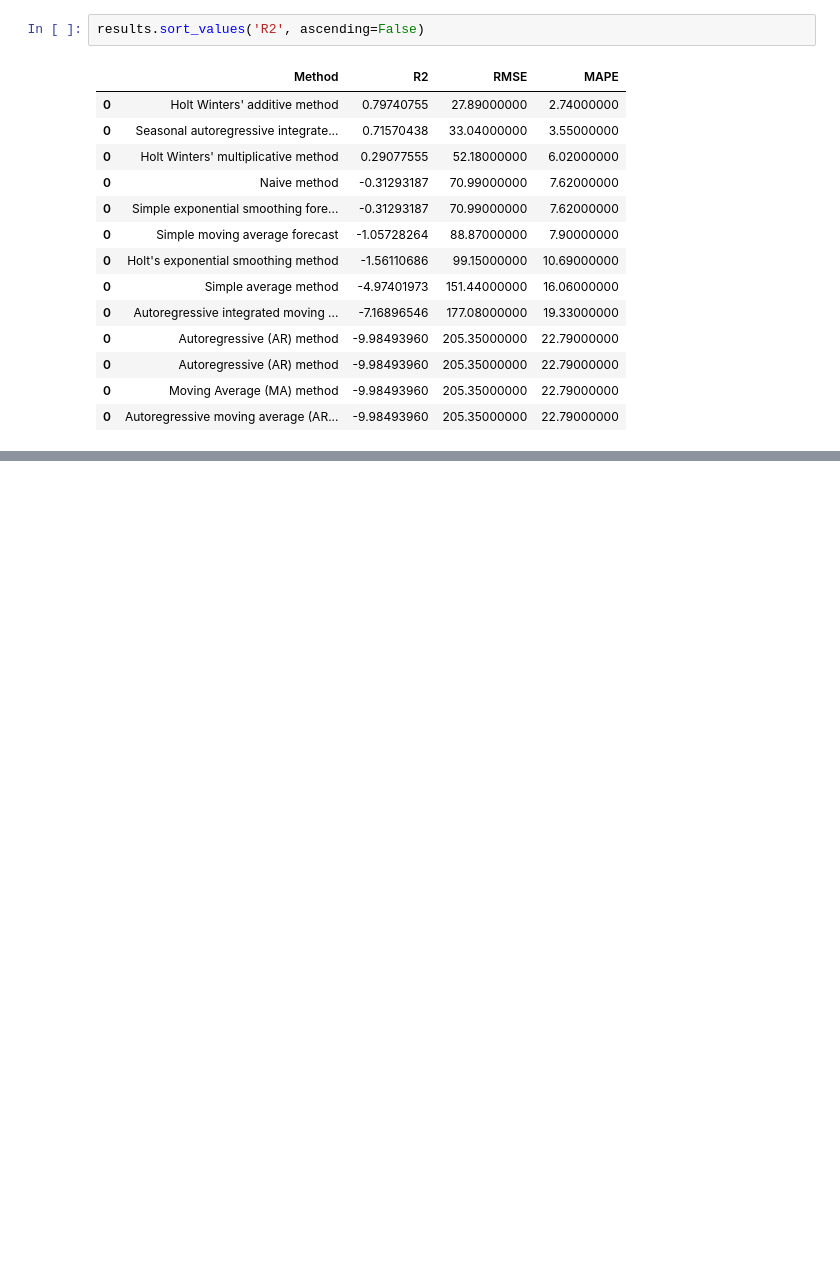
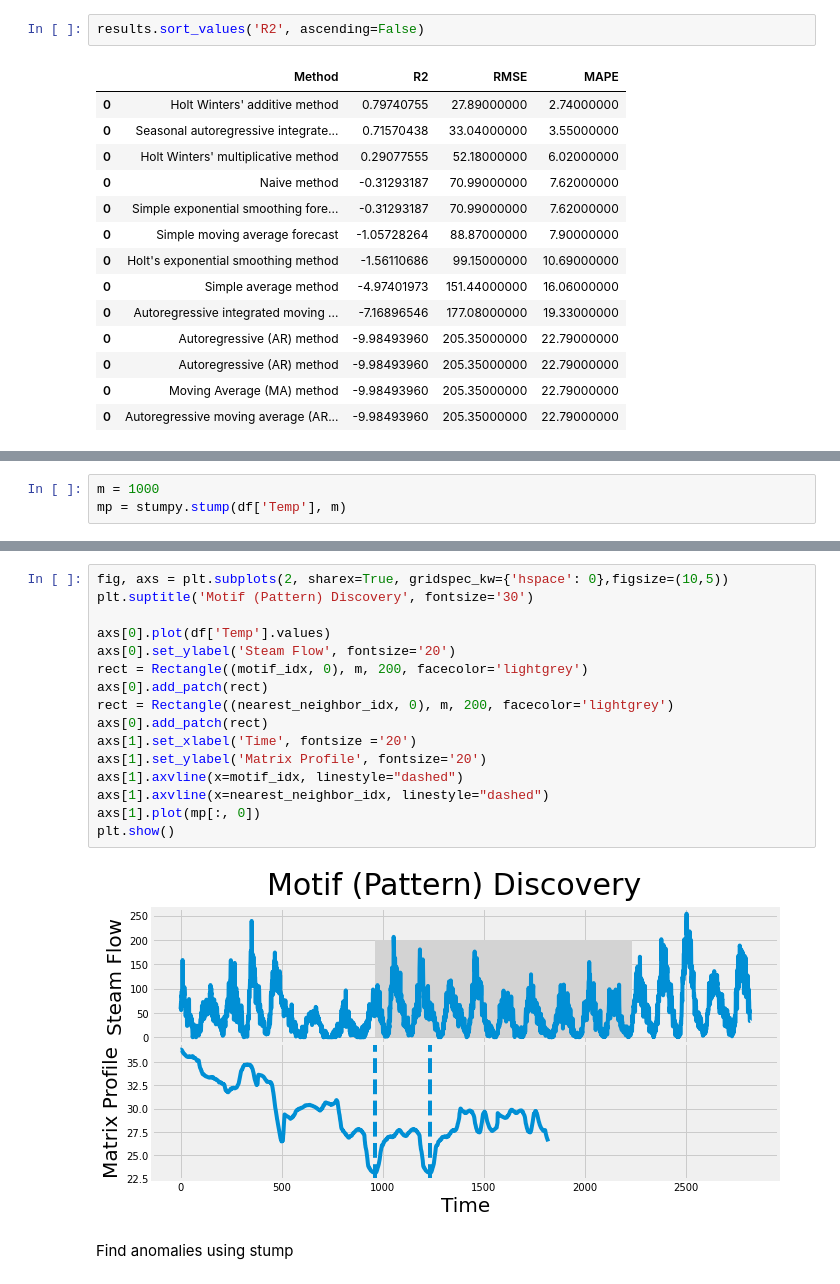
Before and after one commit to christophersingh/Master, a Jupyter notebook: Time_Series_After_Super_Bowl.ipynb, the cells around one changed output, grey strips where cells are left out. Drawn from its saved outputs; the diff is of its cells as text; blank space fills up the shorter version.

```diff
--- a/Time_Series_After_Super_Bowl.ipynb
+++ b/Time_Series_After_Super_Bowl.ipynb
@@ -923,0 +966,3 @@ results.sort_values('R2', ascending=False)
+# %%
+m = 1000
+mp = stumpy.stump(df['Temp'], m)
@@ -923,0 +980,20 @@ results.sort_values('R2', ascending=False)
+# %%
+fig, axs = plt.subplots(2, sharex=True, gridspec_kw={'hspace': 0},figsize=(10,5))
+plt.suptitle('Motif (Pattern) Discovery', fontsize='30')
+
+axs[0].plot(df['Temp'].values)
+axs[0].set_ylabel('Steam Flow', fontsize='20')
+rect = Rectangle((motif_idx, 0), m, 200, facecolor='lightgrey')
+axs[0].add_patch(rect)
+rect = Rectangle((nearest_neighbor_idx, 0), m, 200, facecolor='lightgrey')
+axs[0].add_patch(rect)
+axs[1].set_xlabel('Time', fontsize ='20')
+axs[1].set_ylabel('Matrix Profile', fontsize='20')
+axs[1].axvline(x=motif_idx, linestyle="dashed")
+axs[1].axvline(x=nearest_neighbor_idx, linestyle="dashed")
+axs[1].plot(mp[:, 0])
+plt.show()
+# %% [output]
+[figure, added]
+# %% [markdown]
+Find anomalies using stump
```
Also changed, not shown: parts of 63 cells of this notebook.
